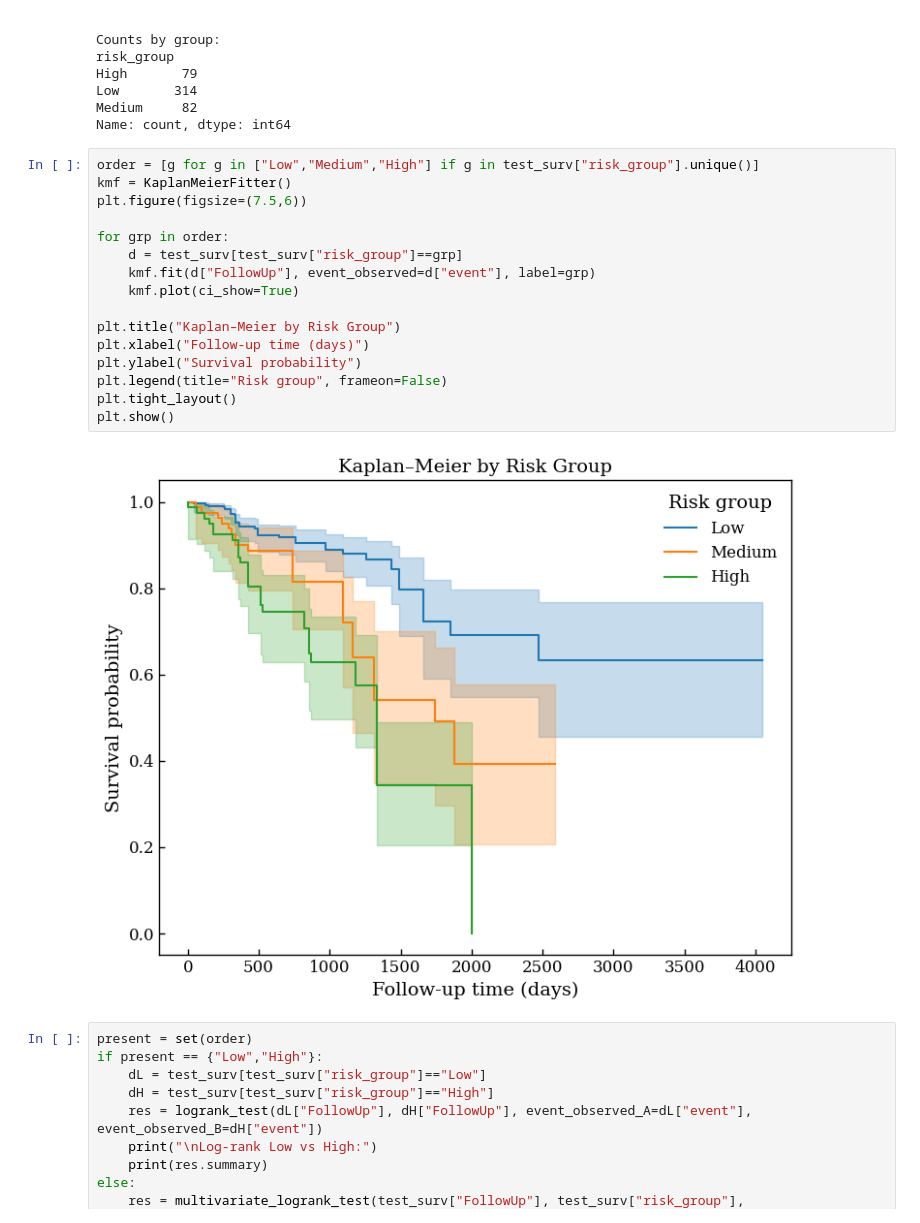
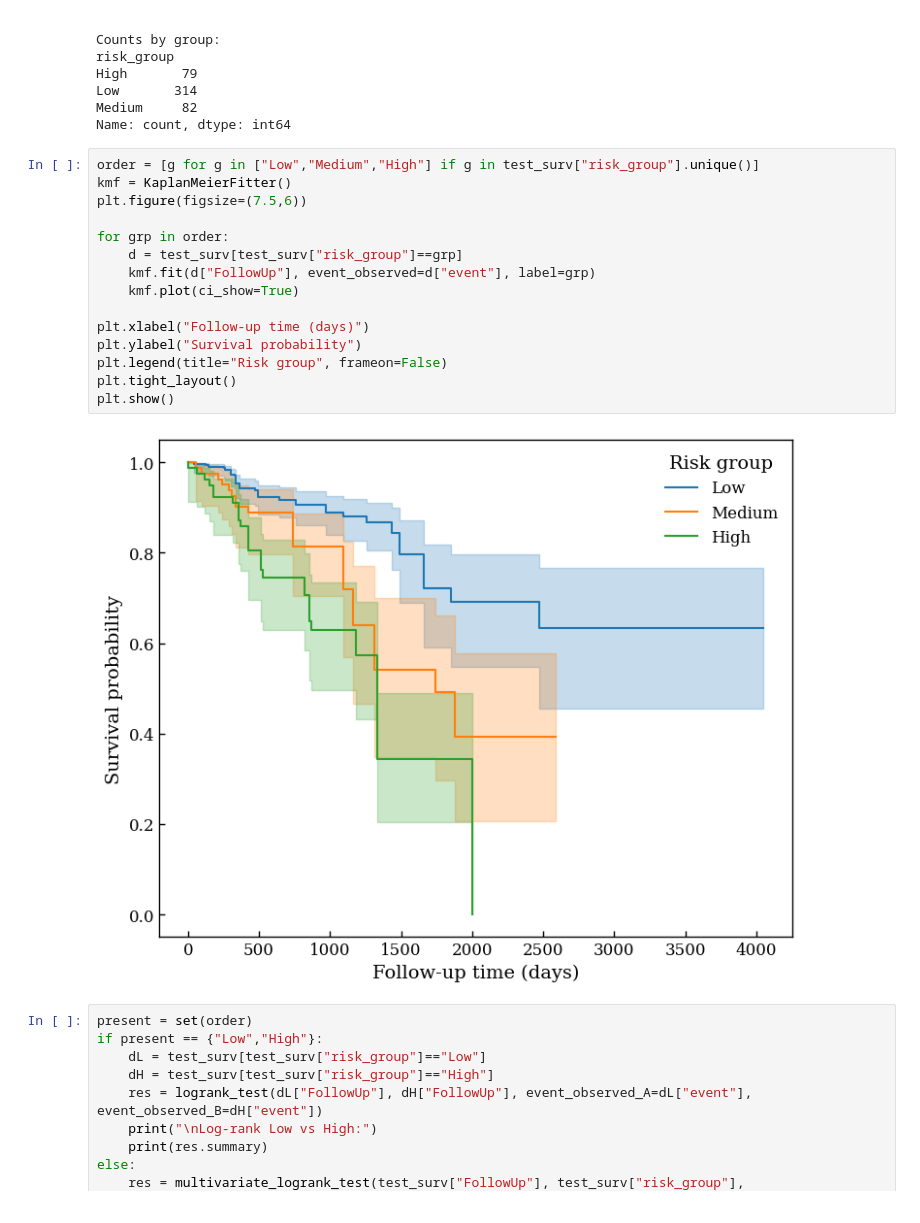
Before and after one commit to alexandrosmak/OncologyProject, a Jupyter notebook: Log Regression Optimized.ipynb, the cells around one changed output. Cells and saved outputs as stored; diff of their text form.

```diff
--- a/Log Regression Optimized.ipynb
+++ b/Log Regression Optimized.ipynb
@@ -784,21 +784,20 @@ Name: count, dtype: int64
 # %%
 order = [g for g in ["Low","Medium","High"] if g in test_surv["risk_group"].unique()]
 kmf = KaplanMeierFitter()
 plt.figure(figsize=(7.5,6))
 
 for grp in order:
     d = test_surv[test_surv["risk_group"]==grp]
     kmf.fit(d["FollowUp"], event_observed=d["event"], label=grp)
     kmf.plot(ci_show=True)
 
-plt.title("Kaplan–Meier by Risk Group")
 plt.xlabel("Follow-up time (days)")
 plt.ylabel("Survival probability")
 plt.legend(title="Risk group", frameon=False)
 plt.tight_layout()
 plt.show()
 # %% [output]
-[figure, old version]
+[figure, new version]
 # %%
 present = set(order)
 if present == {"Low","High"}:
```
Also changed, not shown: parts of 2 cells of this notebook.
